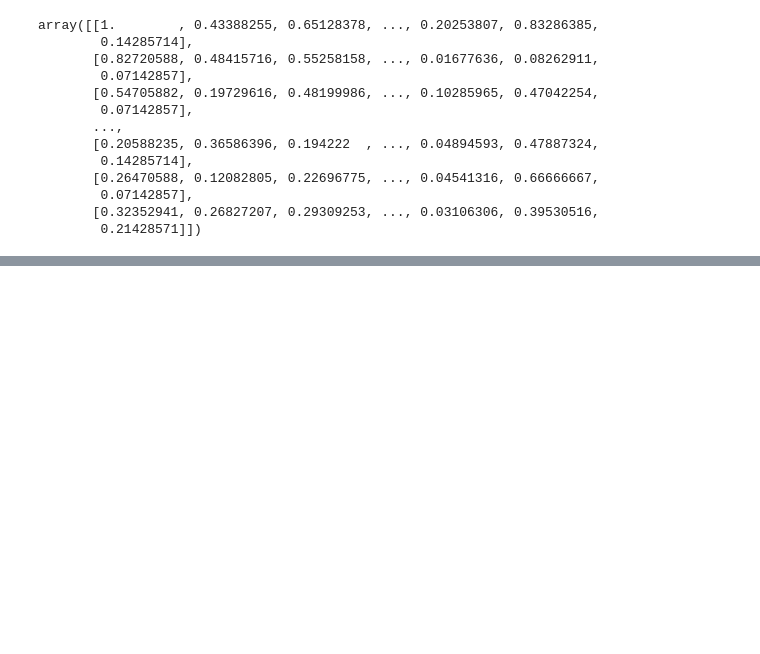
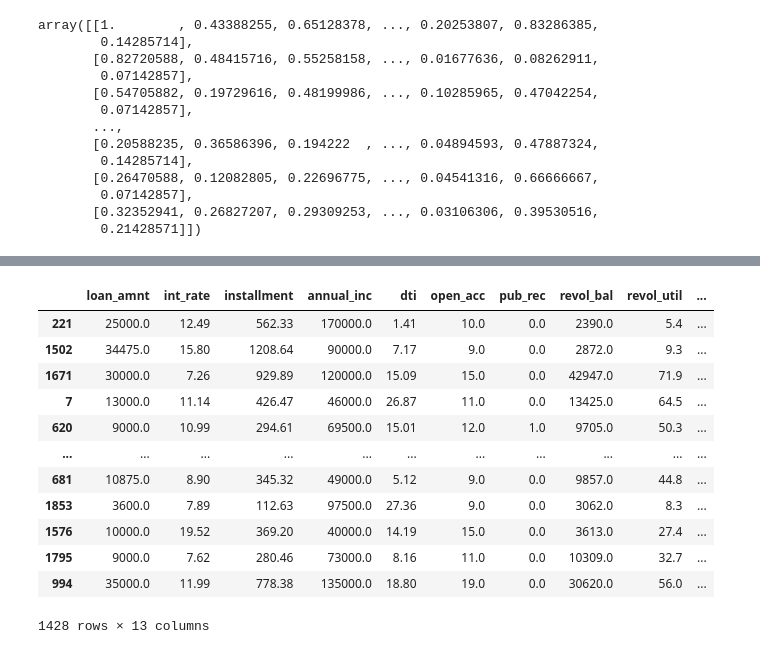
Before and after one commit to shivanipriya89/practicetensor, a Jupyter notebook: thekeras.ipynb, the cells around one changed output, grey strips where cells are left out. Saved outputs shown, nothing was run; the diff lists cells and outputs as text; code cells hidden in the pictures; blank space fills up the shorter version.

```diff
--- a/thekeras.ipynb
+++ b/thekeras.ipynb
@@ -3451,0 +3689,2 @@ import sklearn
+# %%
+df=df.drop("address",axis=1) # Dropping the address column
@@ -3451,0 +3716,4 @@ import sklearn
+# %%
+x=df[["loan_amnt","int_rate","installment","annual_inc","dti","open_acc","pub_rec","revol_bal","revol_util","total_acc","mort_acc","pub_rec_bankruptcies","year"]]
+# %%
+y=df["loan_repaid"]
@@ -3451,0 +3724,18 @@ import sklearn
+# %%
+x_train,x_test,y_train,y_test=train_test_split(x,y,test_size=0.2,random_state=101)
+# %%
+x_train
+# %% [output]
+|  | loan_amnt | int_rate | installment | annual_inc | dti | open_acc | pub_rec | revol_bal | revol_util | ... |
+| 221 | 25000.0 | 12.49 | 562.33 | 170000.0 | 1.41 | 10.0 | 0.0 | 2390.0 | 5.4 | ... |
+| 1502 | 34475.0 | 15.80 | 1208.64 | 90000.0 | 7.17 | 9.0 | 0.0 | 2872.0 | 9.3 | ... |
+| 1671 | 30000.0 | 7.26 | 929.89 | 120000.0 | 15.09 | 15.0 | 0.0 | 42947.0 | 71.9 | ... |
+| 7 | 13000.0 | 11.14 | 426.47 | 46000.0 | 26.87 | 11.0 | 0.0 | 13425.0 | 64.5 | ... |
+| 620 | 9000.0 | 10.99 | 294.61 | 69500.0 | 15.01 | 12.0 | 1.0 | 9705.0 | 50.3 | ... |
+| ... | ... | ... | ... | ... | ... | ... | ... | ... | ... | ... |
+| 681 | 10875.0 | 8.90 | 345.32 | 49000.0 | 5.12 | 9.0 | 0.0 | 9857.0 | 44.8 | ... |
+| 1853 | 3600.0 | 7.89 | 112.63 | 97500.0 | 27.36 | 9.0 | 0.0 | 3062.0 | 8.3 | ... |
+| 1576 | 10000.0 | 19.52 | 369.20 | 40000.0 | 14.19 | 15.0 | 0.0 | 3613.0 | 27.4 | ... |
+| 1795 | 9000.0 | 7.62 | 280.46 | 73000.0 | 8.16 | 11.0 | 0.0 | 10309.0 | 32.7 | ... |
+| 994 | 35000.0 | 11.99 | 778.38 | 135000.0 | 18.80 | 19.0 | 0.0 | 30620.0 | 56.0 | ... |
+1428 rows × 13 columns
```
Also changed, not shown: parts of 61 cells of this notebook.
